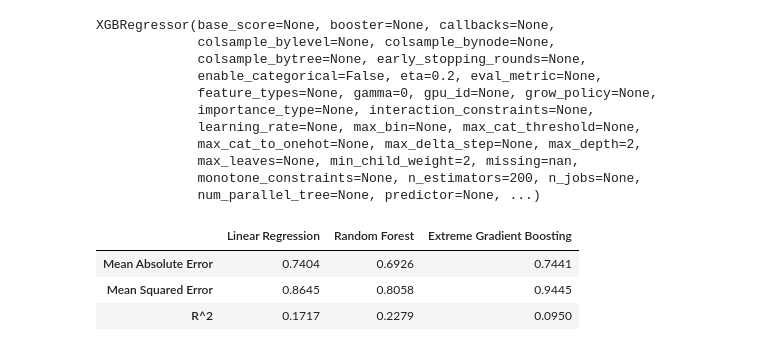
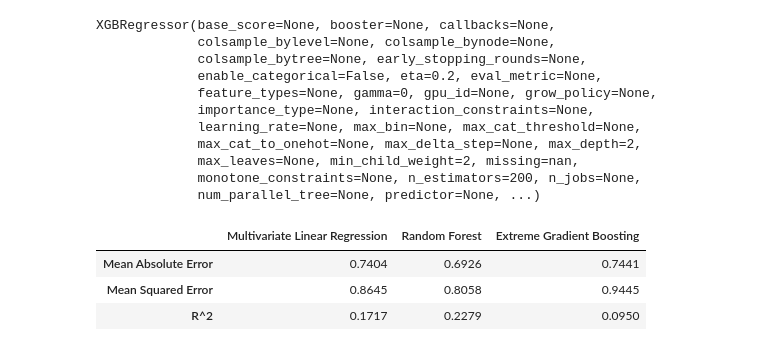
Before and after one commit to JeremyCEY/DSAI-Project, a Jupyter notebook: tuning.ipynb, the cells around one changed output. Drawn from its saved outputs; the diff is of its cells as text; code cells hidden in the pictures.

```diff
--- a/tuning.ipynb
+++ b/tuning.ipynb
@@ -316,13 +316,13 @@ def final_comparison(models, test_features, test_labels):
 # %%
 # Call the comparison function with the three final models
 final_scores = final_comparison([mlr_final, rf_final, xgb_final], X_test, y_test)
 
 # Adjust the column headers
-final_scores.columns  = ['Linear Regression', 'Random Forest', 'Extreme Gradient Boosting']
+final_scores.columns  = ['Multivariate Linear Regression', 'Random Forest', 'Extreme Gradient Boosting']
 
 final_scores.head()
 # %% [output]
-|  | Linear Regression | Random Forest | Extreme Gradient Boosting |
+|  | Multivariate Linear Regression | Random Forest | Extreme Gradient Boosting |
 | Mean Absolute Error | 0.7404 | 0.6926 | 0.7441 |
 | Mean Squared Error | 0.8645 | 0.8058 | 0.9445 |
 | R^2 | 0.1717 | 0.2279 | 0.0950 |
```
